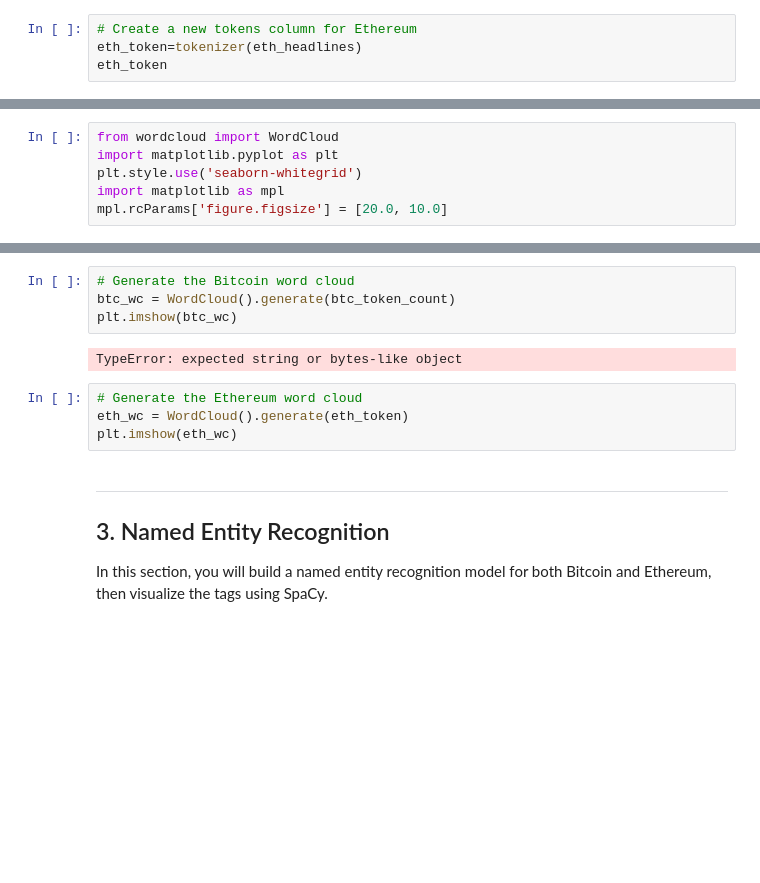
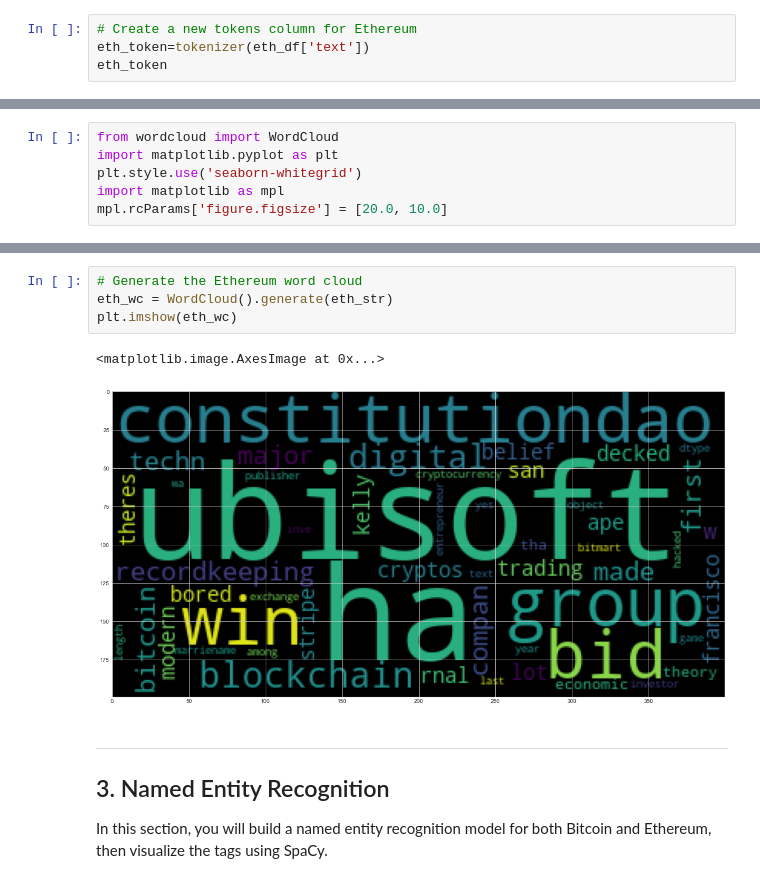
Before and after one commit to Rwbrandt/Crypto_Analysis, a Jupyter notebook: crypto_sentiment.ipynb, the cells around one changed output, grey strips where cells are left out. Cells and saved outputs as stored; diff of their text form; blank space fills up the shorter version.

```diff
--- a/crypto_sentiment.ipynb
+++ b/crypto_sentiment.ipynb
@@ -289,5 +283,5 @@ btc_token
 # %%
 # Create a new tokens column for Ethereum
-eth_token=tokenizer(eth_headlines)
+eth_token=tokenizer(eth_df['text'])
 eth_token
 # %% [output]
@@ -376,13 +380,10 @@ mpl.rcParams['figure.figsize'] = [20.0, 10.0]
 # %%
-# Generate the Bitcoin word cloud
-btc_wc = WordCloud().generate(btc_token_count)
-plt.imshow(btc_wc)
+# Generate the Ethereum word cloud
+eth_wc = WordCloud().generate(eth_str)
+plt.imshow(eth_wc)
 # %% [output]
-TypeError: expected string or bytes-like object
+<matplotlib.image.AxesImage at 0x...>
+[figure, added]
-# %%
-# Generate the Ethereum word cloud
-eth_wc = WordCloud().generate(eth_token)
-plt.imshow(eth_wc)
 # %% [markdown]
 ---
 ## 3. Named Entity Recognition
```
Also changed, not shown: parts of 24 cells of this notebook.
